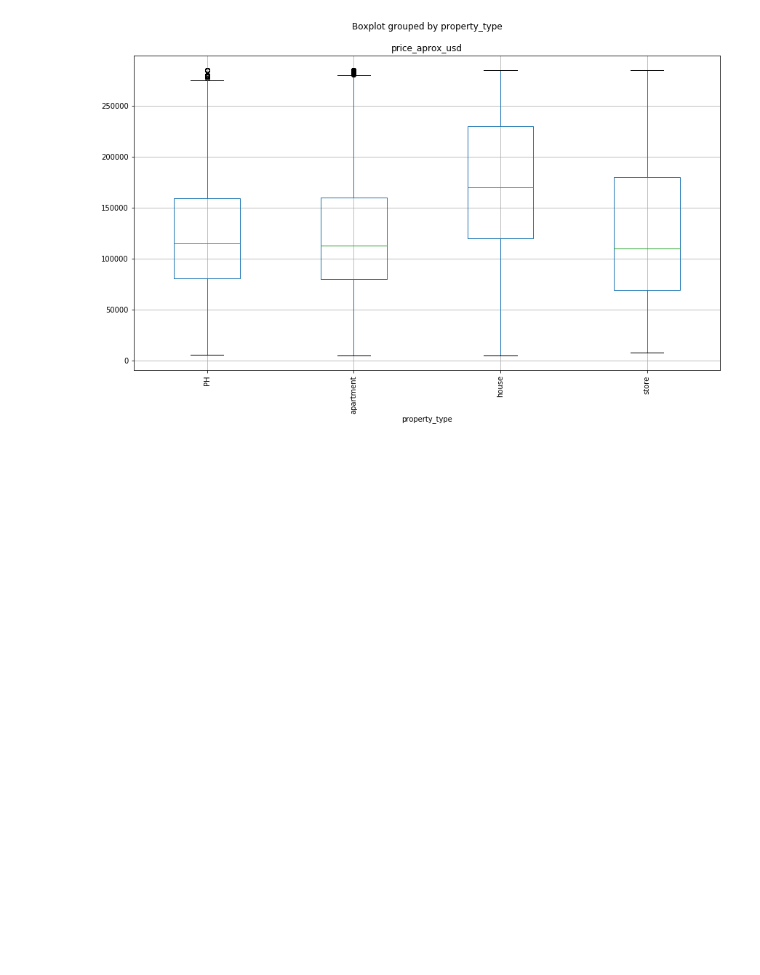
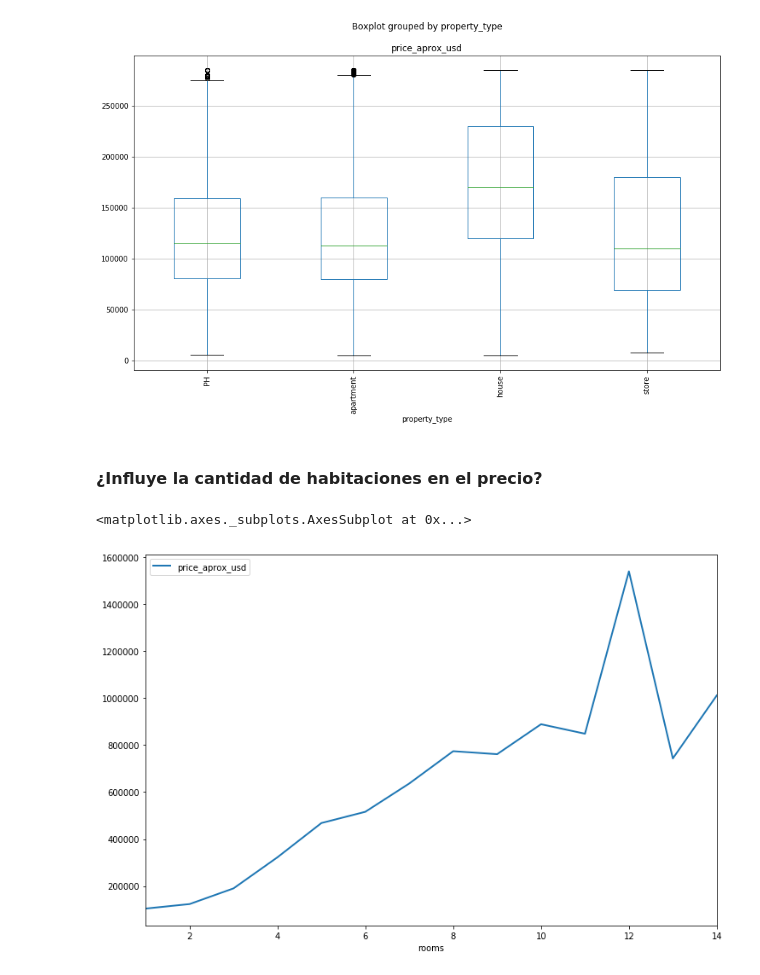
Before and after one commit to nicolaslongo/datos-TP1, a Jupyter notebook: Analisis2016.ipynb, the cells around one changed output. Saved outputs shown, nothing was run; the diff lists cells and outputs as text; code cells hidden in the pictures; blank space fills up the shorter version.

```diff
--- a/Analisis2016.ipynb
+++ b/Analisis2016.ipynb
@@ -273,3 +273,12 @@ data.loc[(data.price_aprox_usd >= 4.851340e+03) & (data.price_aprox_usd <= 2.850
 # %% [output]
 <matplotlib.axes._subplots.AxesSubplot at 0x...>
 [figure]
+# %% [markdown]
+<br><B><FONT FACE="Arial" SIZE="3">¿Influye la cantidad de habitaciones en el precio?</FONT></B><br/>
+# %%
+#Nos interesan las publicaciones mas comunes con menos de 15 habitaciones
+data.loc[data.rooms < 15, ['price_aprox_usd', 'rooms']].groupby('rooms').mean().\
+                                                plot(kind='line', linewidth=2,figsize=(12,8))
+# %% [output]
+<matplotlib.axes._subplots.AxesSubplot at 0x...>
+[figure, added]
```
Also changed, not shown: parts of 4 cells of this notebook.
